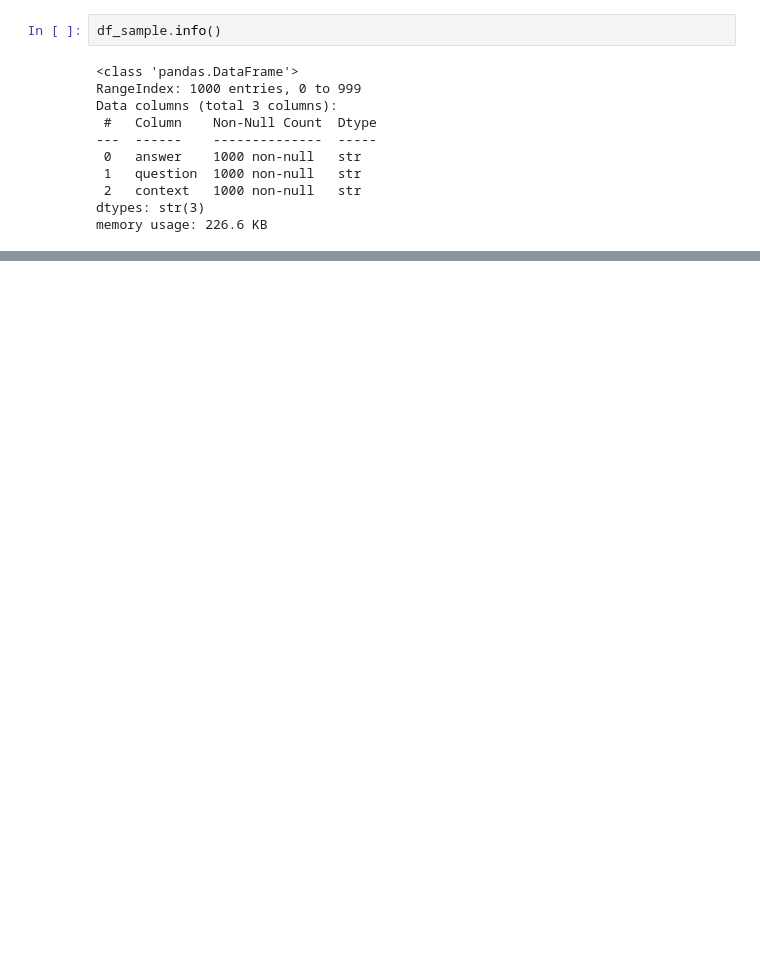
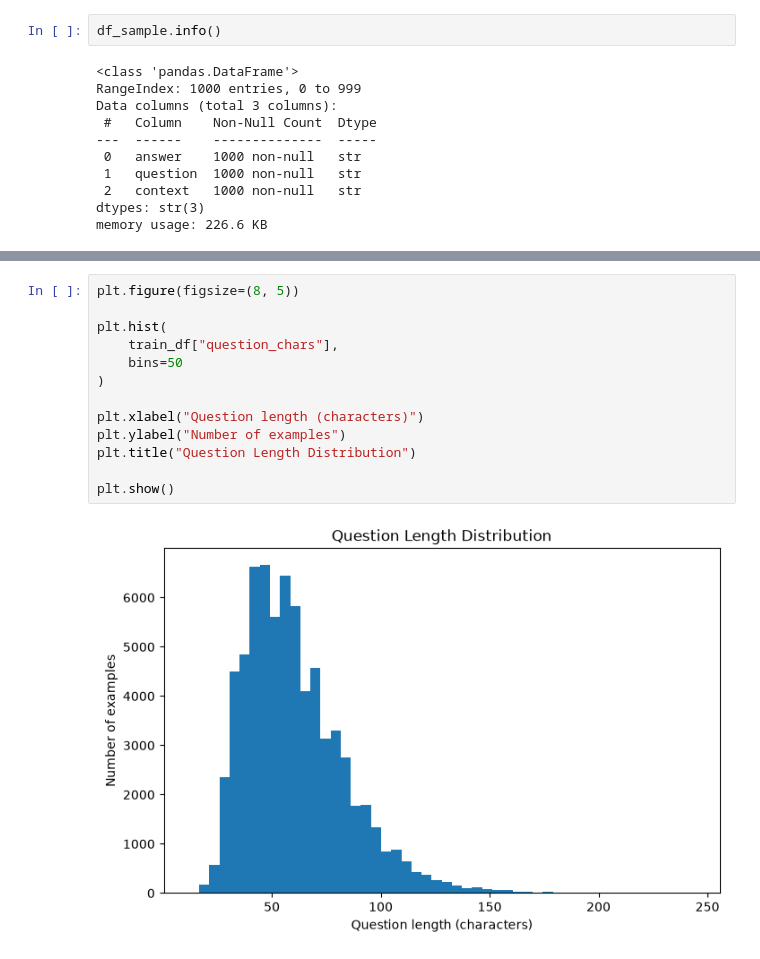
Before and after one commit to shivam183-star/Text-to-SQL, a Jupyter notebook: notebooks/data_analysis.ipynb, the cells around one changed output, grey strips where cells are left out. Drawn from its saved outputs; the diff is of its cells as text; blank space fills up the shorter version.

```diff
--- a/notebooks/data_analysis.ipynb
+++ b/notebooks/data_analysis.ipynb
@@ -77,0 +149,15 @@ memory usage: 226.6 KB
+# %%
+plt.figure(figsize=(8, 5))
+
+plt.hist(
+    train_df["question_chars"],
+    bins=50
+)
+
+plt.xlabel("Question length (characters)")
+plt.ylabel("Number of examples")
+plt.title("Question Length Distribution")
+
+plt.show()
+# %% [output]
+[figure, added]
```
Also changed, not shown: parts of 8 cells of this notebook.
